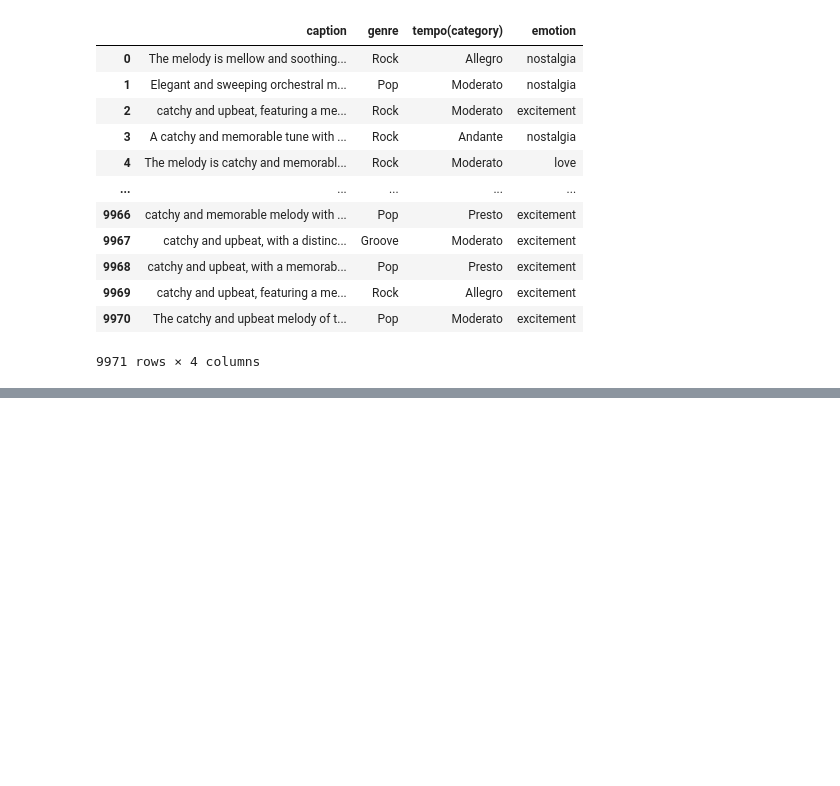
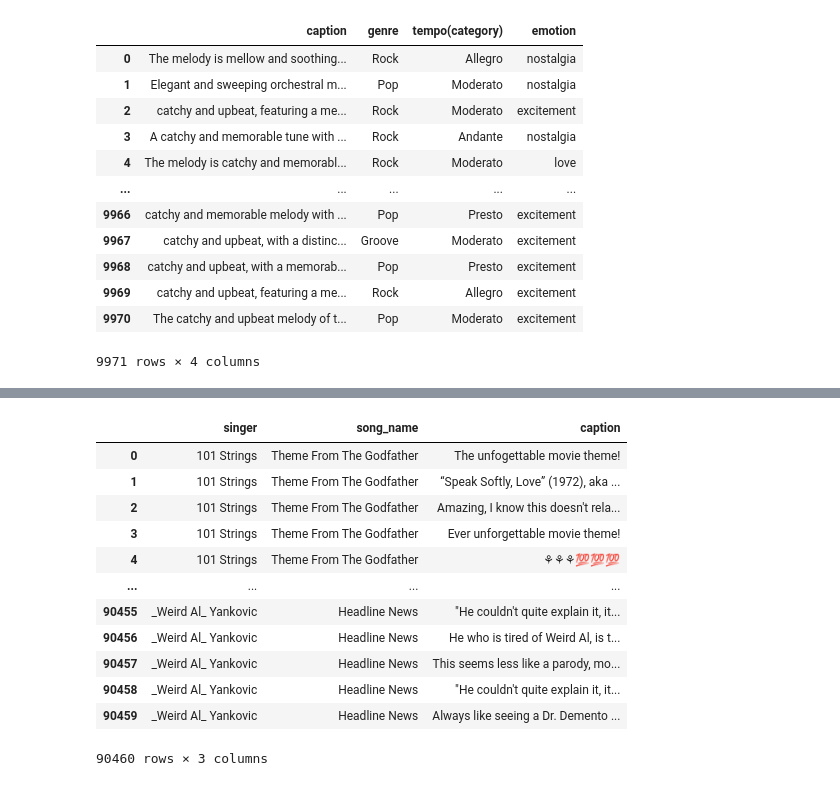
Before and after one commit to SangGank/LEVEL3, a Jupyter notebook: caption_analysis.ipynb, the cells around one changed output, grey strips where cells are left out. Saved outputs shown, nothing was run; the diff lists cells and outputs as text; code cells hidden in the pictures; blank space fills up the shorter version.

```diff
--- a/caption_analysis.ipynb
+++ b/caption_analysis.ipynb
@@ -25,0 +44,22 @@ data[data['caption'].isin(duple)].sort_values(by='caption')
+# %%
+lis = []
+columns = ['singer','song_name','caption']
+for idx, value in data_total.iterrows():
+    for i in range(10):
+        lis.append([value['singer'],value['song_name'],value[f'comment{i+1}']])
+caption_data = pd.DataFrame(lis,columns=columns)
+caption_data
+# %% [output]
+|  | singer | song_name | caption |
+| 0 | 101 Strings | Theme From The Godfather | The unfogettable movie theme! |
+| 1 | 101 Strings | Theme From The Godfather | “Speak Softly, Love” (1972), aka ... |
+| 2 | 101 Strings | Theme From The Godfather | Amazing, I know this doesn't rela... |
+| 3 | 101 Strings | Theme From The Godfather | Ever unforgettable movie theme! |
+| 4 | 101 Strings | Theme From The Godfather | ⚘⚘⚘💯💯💯 |
+| ... | ... | ... | ... |
+| 90455 | _Weird Al_ Yankovic | Headline News | "He couldn't quite explain it, it... |
+| 90456 | _Weird Al_ Yankovic | Headline News | He who is tired of Weird Al, is t... |
+| 90457 | _Weird Al_ Yankovic | Headline News | This seems less like a parody, mo... |
+| 90458 | _Weird Al_ Yankovic | Headline News | "He couldn't quite explain it, it... |
+| 90459 | _Weird Al_ Yankovic | Headline News | Always like seeing a Dr. Demento ... |
+90460 rows × 3 columns
```
Also changed, not shown: parts of 7 cells of this notebook, 1 other file.
